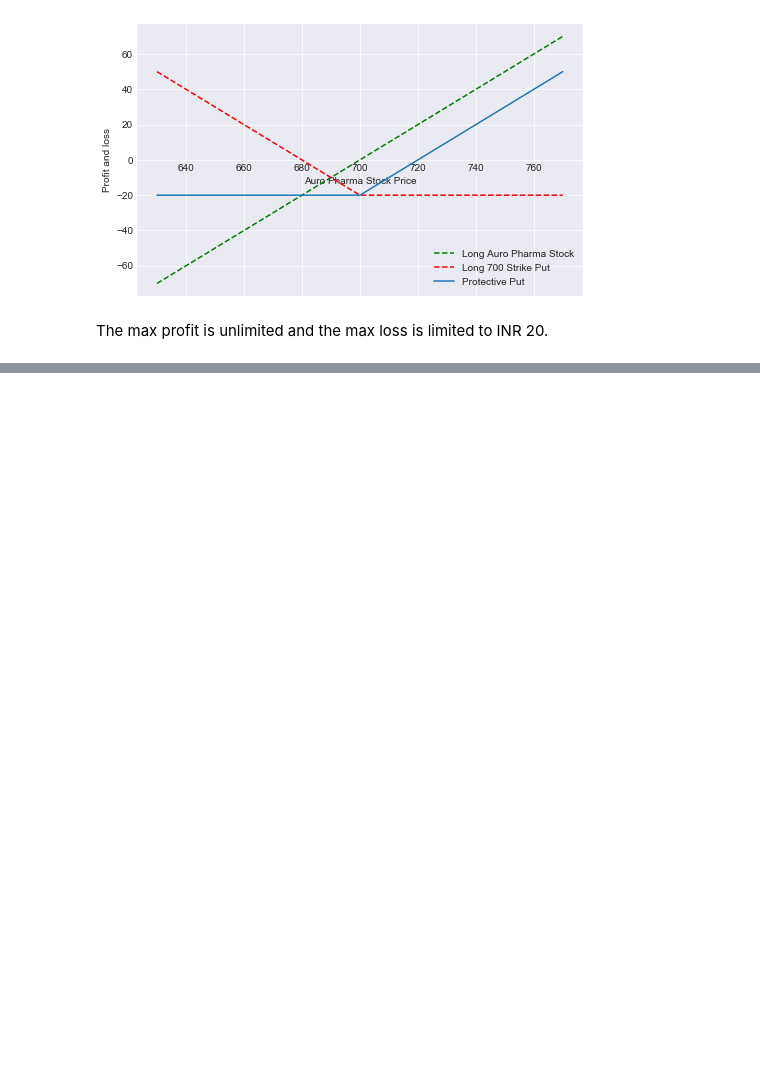
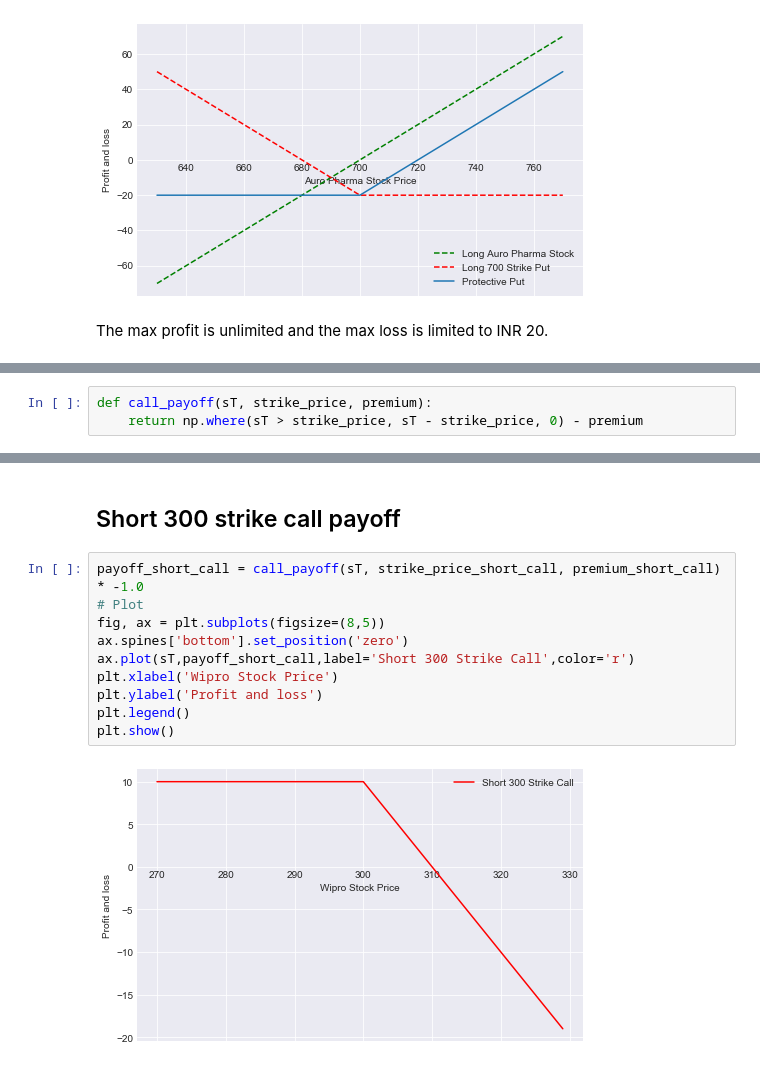
Before and after one commit to alexgamboa1/Stock-Options-Python, a Jupyter notebook: Stock-Options-Analysis.ipynb, the cells around one changed output, grey strips where cells are left out. Drawn from its saved outputs; the diff is of its cells as text; blank space fills up the shorter version.

```diff
--- a/Stock-Options-Analysis.ipynb
+++ b/Stock-Options-Analysis.ipynb
@@ -440,0 +447,3 @@ The max profit is unlimited and the max loss is limited to INR 20.
+# %%
+def call_payoff(sT, strike_price, premium):
+    return np.where(sT > strike_price, sT - strike_price, 0) - premium
@@ -440,0 +476,14 @@ The max profit is unlimited and the max loss is limited to INR 20.
+# %% [markdown]
+## Short 300 strike call payoff
+# %%
+payoff_short_call = call_payoff(sT, strike_price_short_call, premium_short_call) * -1.0
+# Plot
+fig, ax = plt.subplots(figsize=(8,5))
+ax.spines['bottom'].set_position('zero')
+ax.plot(sT,payoff_short_call,label='Short 300 Strike Call',color='r')
+plt.xlabel('Wipro Stock Price')
+plt.ylabel('Profit and loss')
+plt.legend()
+plt.show()
+# %% [output]
+[figure, added]
```
Also changed, not shown: parts of 9 cells of this notebook.
